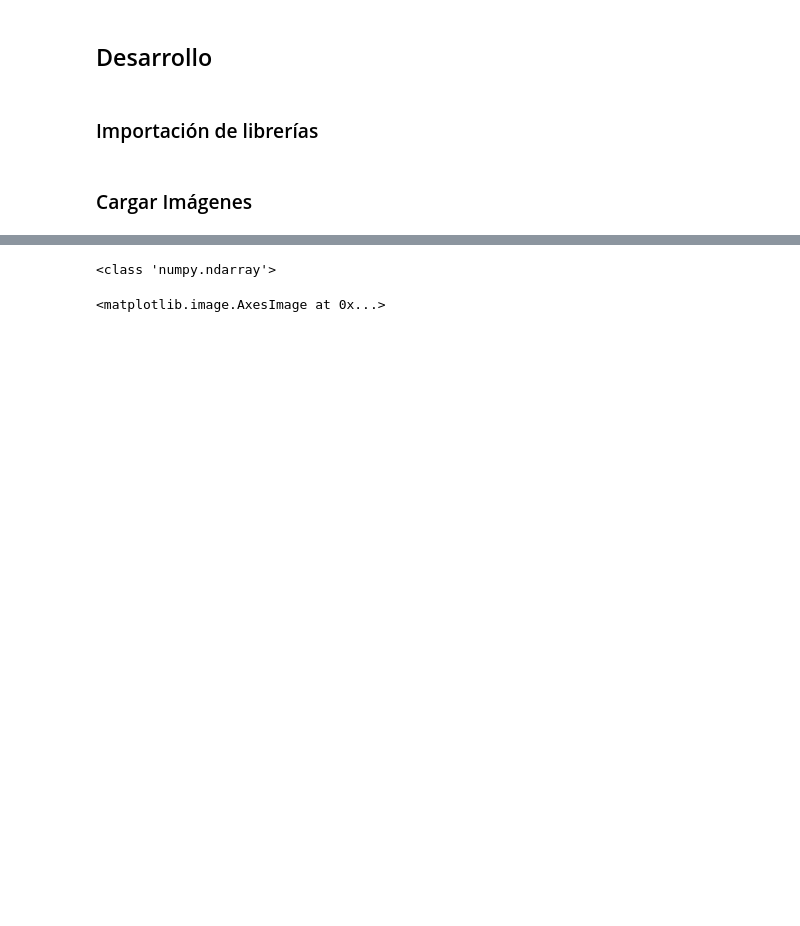
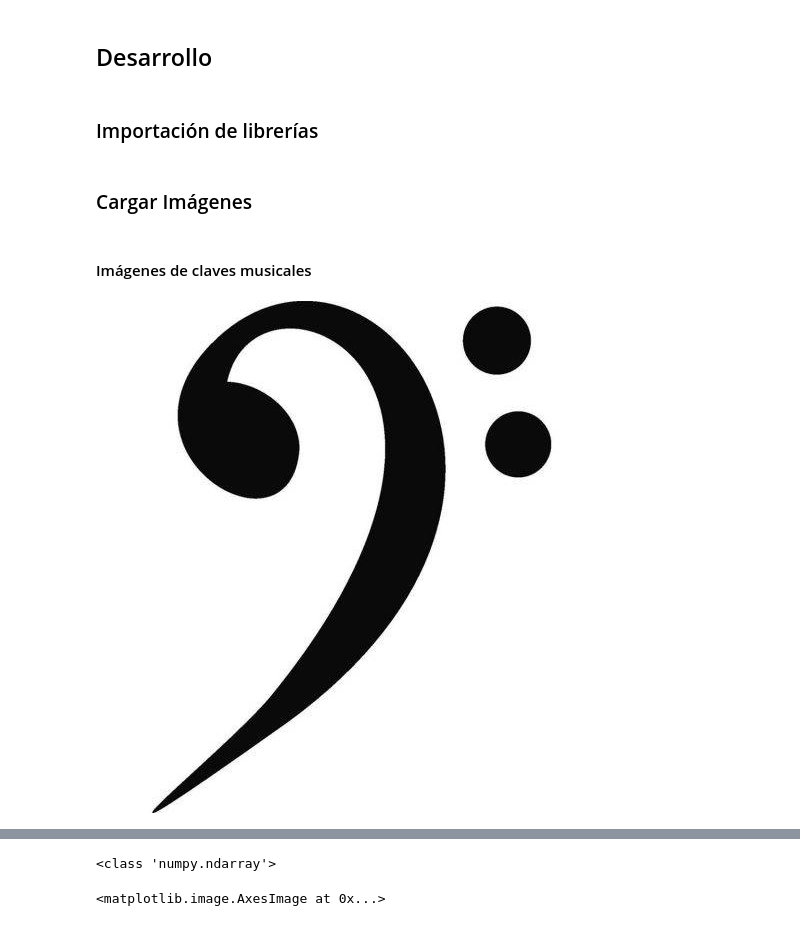
Before and after one commit to Carhuacusma/CC61_PDI_Trabajo_Final, a Jupyter notebook: CC61_PDI_Trabajo_Final.ipynb, the cells around one changed output, grey strips where cells are left out. Cells and saved outputs as stored; diff of their text form; code cells hidden in the pictures; blank space fills up the shorter version.

```diff
--- a/CC61_PDI_Trabajo_Final.ipynb
+++ b/CC61_PDI_Trabajo_Final.ipynb
@@ -88,3 +98,12 @@ from google.colab.patches import cv2_imshow
 #from scikits.audiolab import play
 # %% [markdown]
 ### Cargar Imágenes
+# %% [markdown]
+#### Imágenes de claves musicales
+# %%
+imClave_Sol = cv2.cvtColor(io.imread("https://tutempo.com.co/wp-content/uploads/2019/03/clave-de-sol.png"),cv2.COLOR_RGB2GRAY)
+imClave_Fa = cv2.cvtColor(io.imread("https://scontent.flim4-2.fna.fbcdn.net/v/t1.0-9/13001155_1183480871662037_7923900016272411299_n.jpg?_nc_cat=104&ccb=2&_nc_sid=09cbfe&_nc_ohc=oARvwPYgSWIAX-aqh9P&_nc_ht=scontent.flim4-2.fna&oh=a1c101d37b22ef83b51f40ad91c6cf8c&oe=5FE669EE"),cv2.COLOR_RGB2GRAY)
+# %%
+cv2_imshow(imClave_Fa)
+# %% [output]
+[figure, added]
```
Also changed, not shown: parts of 18 cells of this notebook.
